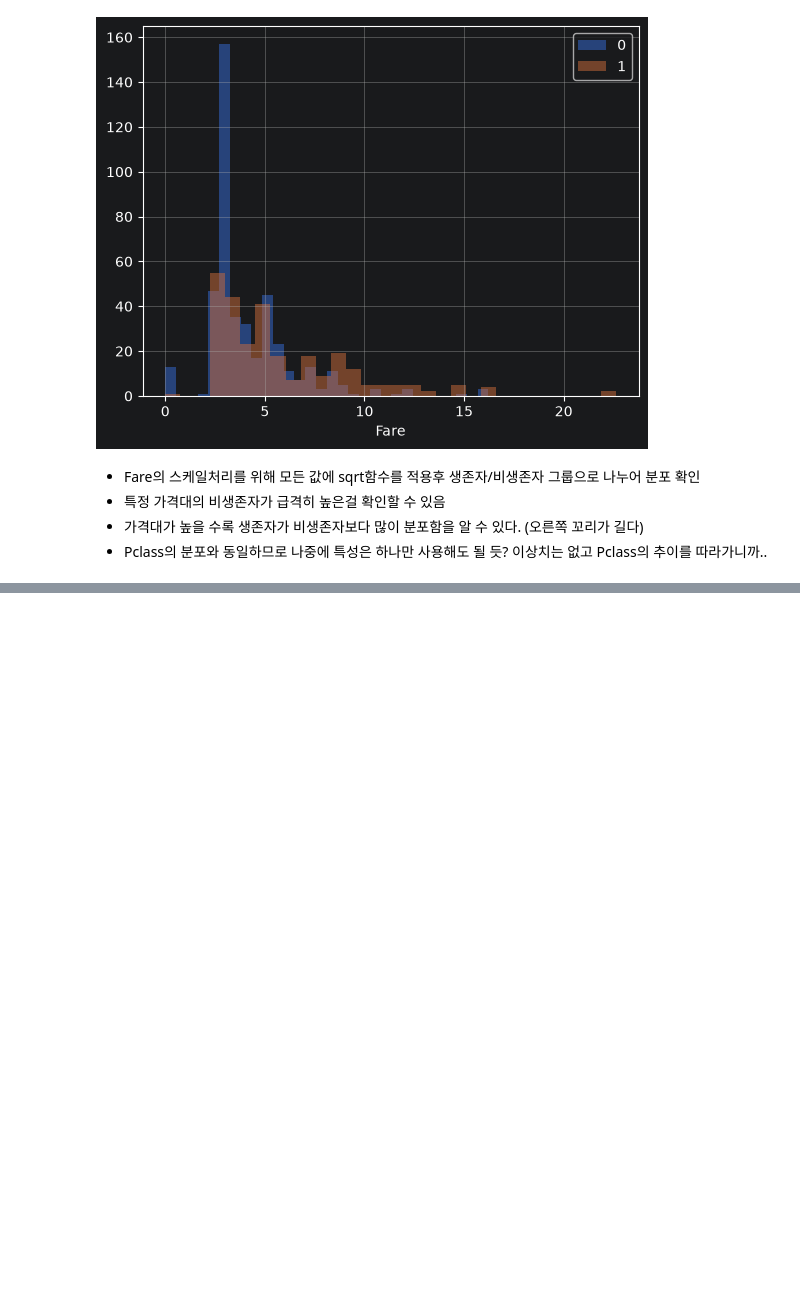
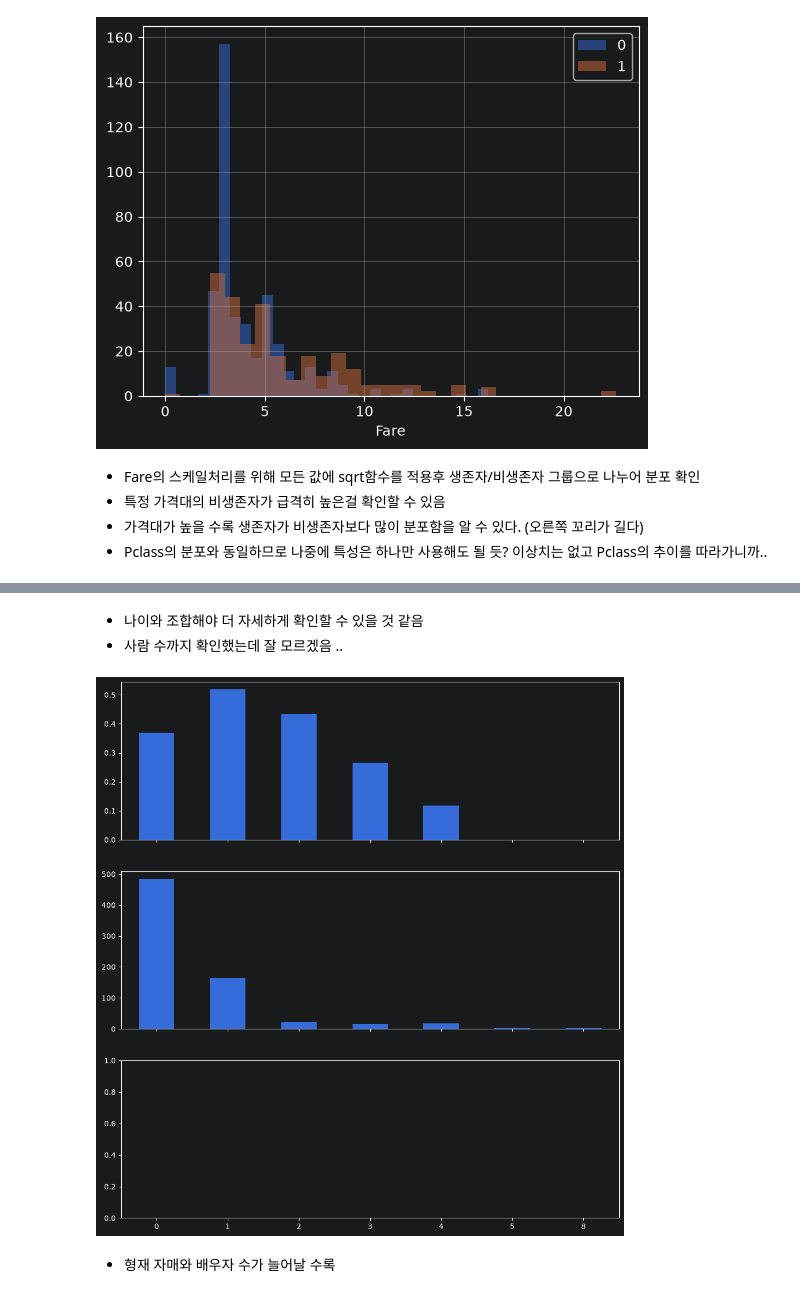
Before and after one commit to chc216/titanic-ml, a Jupyter notebook: notebooks/01-eda.ipynb, the cells around one changed output, grey strips where cells are left out. Cells and saved outputs as stored; diff of their text form; code cells hidden in the pictures; blank space fills up the shorter version.

```diff
--- a/notebooks/01-eda.ipynb
+++ b/notebooks/01-eda.ipynb
@@ -243,0 +412,20 @@ plt.show()
+# %% [markdown]
+* 나이와 조합해야 더 자세하게 확인할 수 있을 것 같음
+* 사람 수까지 확인했는데 잘 모르겠음 ..
+# %%
+fig, ax = plt.subplots(nrows=3, sharex=True, figsize=(12, 13))
+
+
+# 생존율
+train_set.groupby("SibSp")["Survived"].mean().plot(kind="bar", ax=ax[0])
+
+# 그룹별 승객 수
+train_set["SibSp"].value_counts().sort_index().plot(kind="bar", ax=ax[1])
+
+# 생존자 수
+# train_set.loc[train_set["Survived"]==1, "Parch"].value_counts().sort_index().plot(kind="bar", ax=ax[2])
+plt.show()
+# %% [output]
+[figure, added]
+# %% [markdown]
+* 형재 자매와 배우자 수가 늘어날 수록
```
Also changed, not shown: parts of 18 cells of this notebook.
